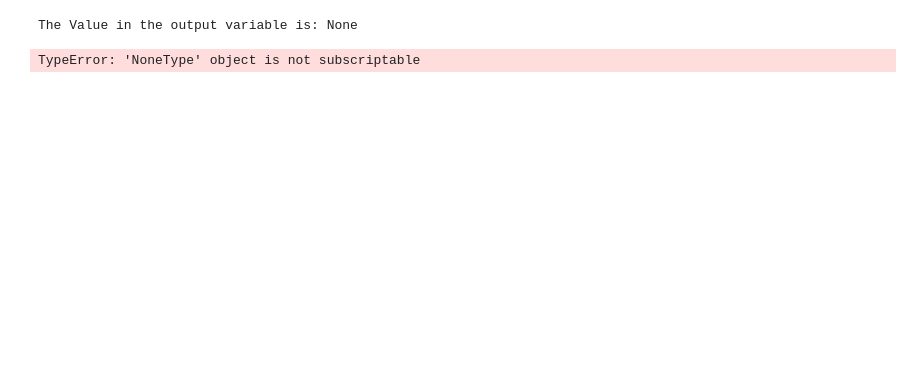
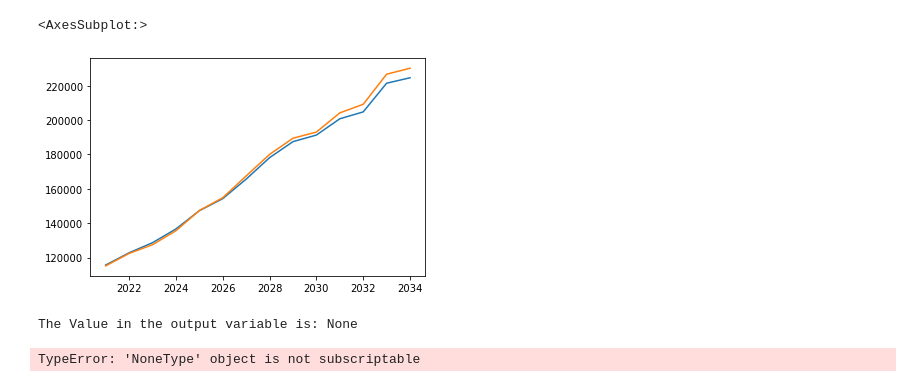
Before and after one commit to CREEi-models/simfin, a Jupyter notebook: test.ipynb, the cells around one changed output. Cells and saved outputs as stored; diff of their text form; code cells hidden in the pictures; blank space fills up the shorter version.

```diff
--- a/test.ipynb
+++ b/test.ipynb
@@ -59,3 +59,9 @@ x.federal.report
+# %%
+(x.revenue.report.sum()+x.federal.report.sum()).plot()
+x.missions.report.sum().plot()
+# %% [output]
+<AxesSubplot:>
+[figure, added]
 # %%
 numbers = [4, 5, 7, 1, 3, 6, 9, 8, 0]
 output = numbers.sort()
```
Also changed, not shown: parts of 4 cells of this notebook, 7 other files.
